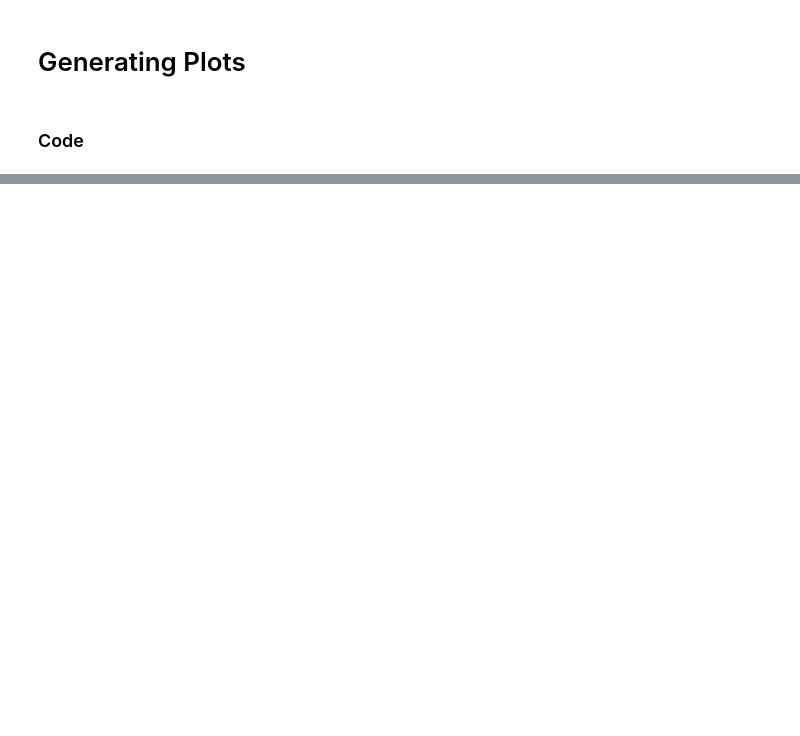
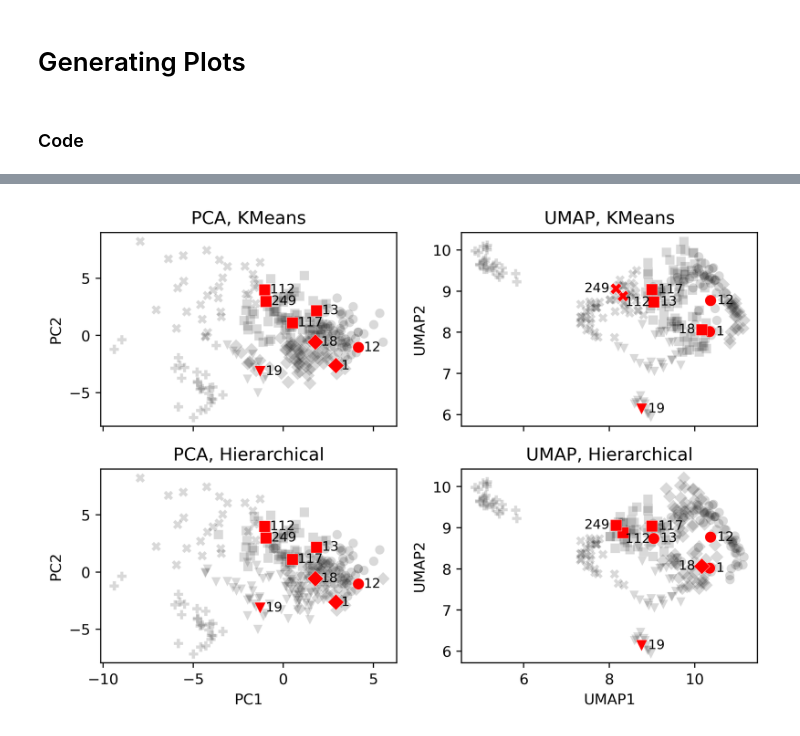
Before and after one commit to Fey-Group/Comparison-of-Dimensionality-Reduction-Techniques-for-Organometallic-Catalysis-, a Jupyter notebook: Plotting.ipynb, the cells around one changed output, grey strips where cells are left out. Cells and saved outputs as stored; diff of their text form; code cells hidden in the pictures; blank space fills up the shorter version.

```diff
--- a/Plotting.ipynb
+++ b/Plotting.ipynb
@@ -58,10 +58,8 @@ DRs = {'PCA':{'DRdf': pca_df_scale}, 'tSNE':{'DRdf': tsne_df_scale},
 DRs['PCA']['DRdf']['PC1'] = DRs['PCA']['DRdf']['PC1']*-1
 # %%
 subs_picked = ["Ph", "Me", "OPh" , 'tBu', "C6F5", 'p-Tol' ]
+backbones_picked = ['A', 'B', 'K', 'W']
+#subset = LKB[(LKB['Substituent'].isin(subs_picked)) & (LKB['Backbone'].isin(backbones_picked))]
 
-backbones_picked = ['A', 'B', 'K', 'W']
-
-subset = LKB[(LKB['Substituent'].isin(subs_picked)) & (LKB['Backbone'].isin(backbones_picked))]
-
-subset = subset[subset.index.isin([0,11, 12, 17, 18, 111, 248, 116])]
+subset = LKB[LKB.index.isin([0,11, 12, 17, 18, 111, 248, 116])]
 subset
@@ -272,7 +289,6 @@ plt.show()
 # %%
 matplotlib.rcParams.update({'font.size': 10})
 DR_ts = ['PCA','UMAP']
-colors = ['red', 'red', 'red', 'red', 'red', 'red', 'red', 'red']
 
 style  = {
     'PCAKMeans': Clusters['KMeans, PCA'],
@@ -312,35 +328,36 @@ for i, DR_t in enumerate(DR_ts):
         sns.scatterplot(data=subset_,
             x=subset_[subset_.columns[0]],
             y=subset_[subset_.columns[1]],
-            #hue=hue_,
-            color='red', #colors, #palette
+            color='red',
             s=60,
             style=style[DR_t + method],
             markers=markers[DR_t + method],
             linewidth=0.2,
             alpha=1,
             legend=False,
             ax=axs[j,i])
 
         for k in subset_.index:
-            x_ = subset_[subset_.columns[0]][k]# * 1.5
-            y_ = subset_[subset_.columns[1]][k]# * 1.5
+            x_ = subset_[subset_.columns[0]][k]
+            y_ = subset_[subset_.columns[1]][k]
 
 
             if DR_t == 'PCA':
                 axs[j,i].text(x_+0.3, y_,
                     k+1,
                     fontsize=9,
                     horizontalalignment='left',
                     verticalalignment='center',
                     backgroundcolor="none")
             else:
                 axs[j,i].text(x_-.15 if k == 17 else x_-.15 if k == 248 else x_+0.05 if k == 111 else x_+.15, y_,
                     k+1,
                     fontsize=9,#
                     horizontalalignment='right' if k == 17 else 'right' if k == 248 else 'left',
                     verticalalignment="top" if k == 111 else'center',
                     backgroundcolor="none")
 
 f.tight_layout()
 plt.show()
+# %% [output]
+[figure, added]
```
Also changed, not shown: parts of 5 cells of this notebook, 1 other file.
